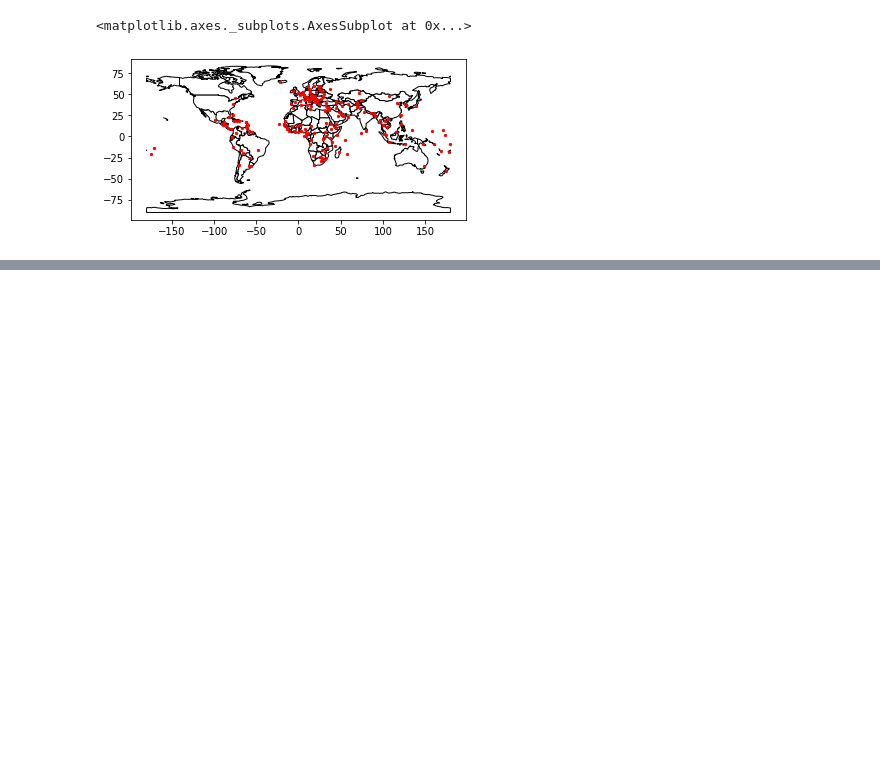
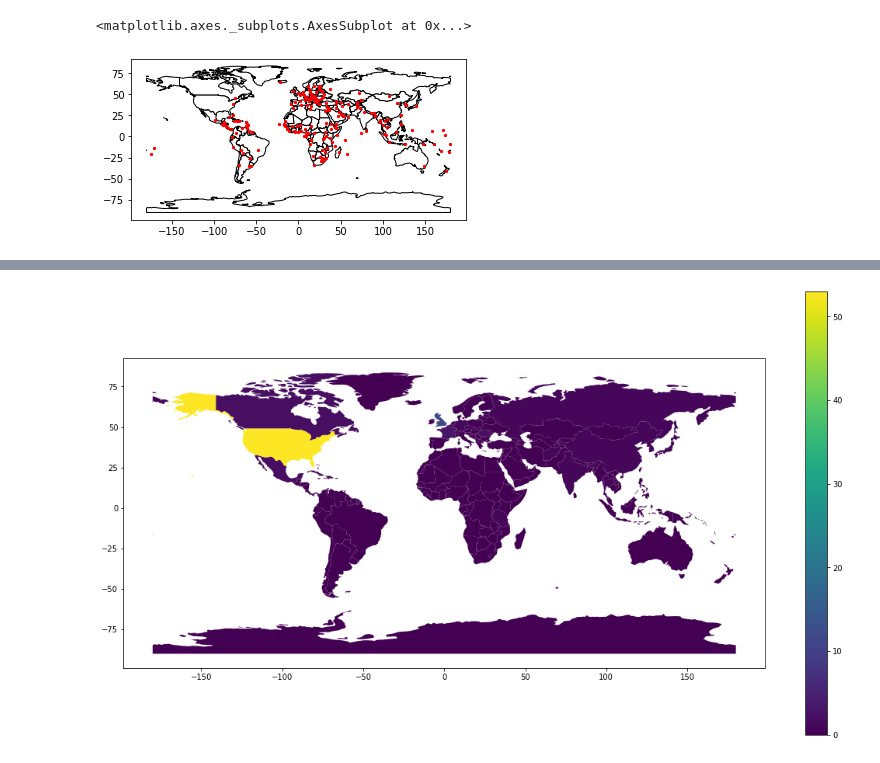
Before and after one commit to 97emilylc/97emilylc.github.io, a Jupyter notebook: Maps of Highest Grossing Films.ipynb, the cells around one changed output, grey strips where cells are left out. Saved outputs shown, nothing was run; the diff lists cells and outputs as text; code cells hidden in the pictures; blank space fills up the shorter version.

```diff
--- a/Maps of Highest Grossing Films.ipynb
+++ b/Maps of Highest Grossing Films.ipynb
@@ -7,6 +7,7 @@ import pandas as pd
 from mpl_toolkits.basemap import Basemap
 # %%
 df = pd.read_csv(r"excel_files/top_grossing_by_year1980.csv", header = None)
+df_2018 = pd.read_csv(r"excel_files/top_grossing_by_year2018.csv", header = None)
 # %%
 geolocator = Nominatim(user_agent='myapplication')
 location = geolocator.geocode(df[3][3])
@@ -26,3 +14,7 @@ df.head()
+# %%
+df_2018 = df_2018.drop([0,4,5,6,7,8], axis = 1)
+# %%
+df_2018.columns = ["Title", "Setting", "Country"]
 # %%
 df = df.drop(0, axis=1)
 # %%
@@ -113,0 +103,4 @@ Name: Period, Length: 177, dtype: float64
+# %%
+map_2018 = df_2018.groupby(["Country"]).count()
+map_2018 = map_2018.reset_index()
+map_2018 = world.merge(map_2018,how='left', left_on='name', right_on='Country').drop(["Country", "Title"], axis = 1).fillna(0)
@@ -137,0 +135,11 @@ fig.set_size_inches(18.5, 10.5, forward=True)
+# %%
+fig, ax = plt.subplots(1, 1)
+
+map_2018.plot(column='Setting',
+            ax=ax,
+            legend=True,
+            legend_kwds={'label': "Population by Country",
+                        'orientation': "horizontal"})
+fig.set_size_inches(18.5, 10.5, forward=True)
+# %% [output]
+[figure, added]
```
Also changed, not shown: parts of 11 cells of this notebook.
